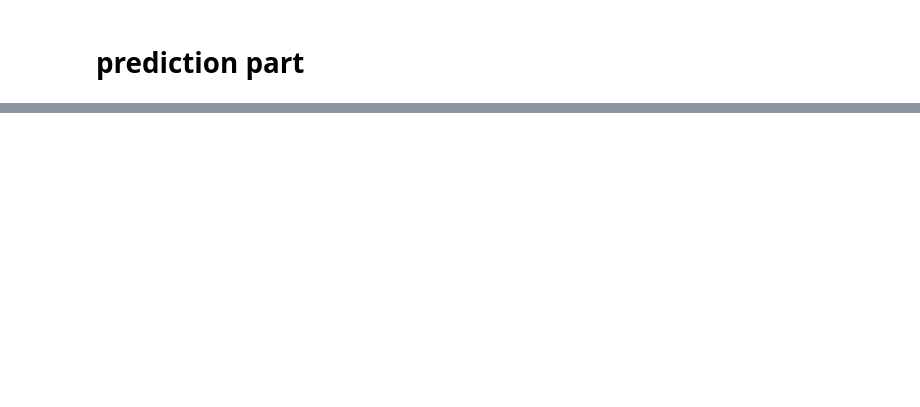
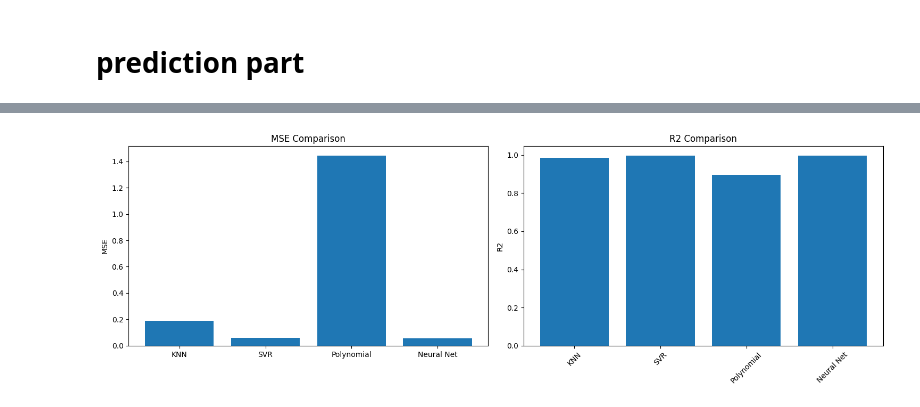
Before and after one commit to pankace/python3_plot_v2, a Jupyter notebook: plot.ipynb, the cells around one changed output, grey strips where cells are left out. Saved outputs shown, nothing was run; the diff lists cells and outputs as text; code cells hidden in the pictures; blank space fills up the shorter version.

```diff
--- a/plot.ipynb
+++ b/plot.ipynb
@@ -118,11 +142,2 @@ plt.show()
 # %% [markdown]
 # prediction part
-# %%
-x = np.linspace(0, 10, 1000)
-y = x * np.sin(x)
-
-plt.figure(figsize=(8, 6))
-plt.plot(x, y, label=r"$f(x) = x \sin(x)$", color="blue")
-plt.xlabel("x")
-plt.ylabel("f(x)")
-plt.title("Plot of $f(x) = x \sin(x)$")
@@ -295,0 +417,20 @@ R² Score: 0.9884
+# %%
+def compare_performance(results: dict) -> None:
+    metrics = ['mse', 'r2']
+    fig, axes = plt.subplots(1, 2, figsize=(15, 5))
+
+    for idx, metric in enumerate(metrics):
+        values = [result[metric] for result in results.values()]
+        names = list(results.keys())
+
+        axes[idx].bar(names, values)
+        axes[idx].set_title(f'{metric.upper()} Comparison')
+        axes[idx].set_ylabel(metric.upper())
+        plt.xticks(rotation=45)
+
+    plt.tight_layout()
+    plt.show()
+
+compare_performance(results)
+# %% [output]
+[figure, added]
```
Also changed, not shown: parts of 10 cells of this notebook.
